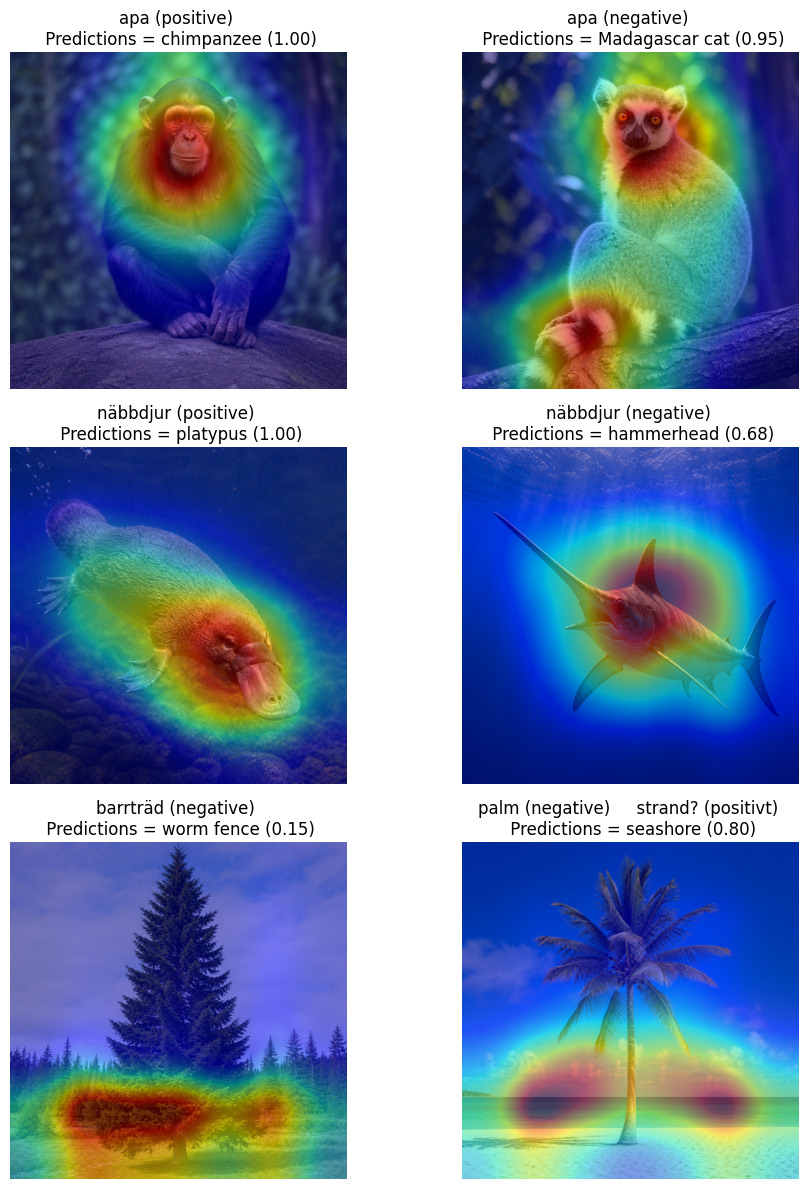
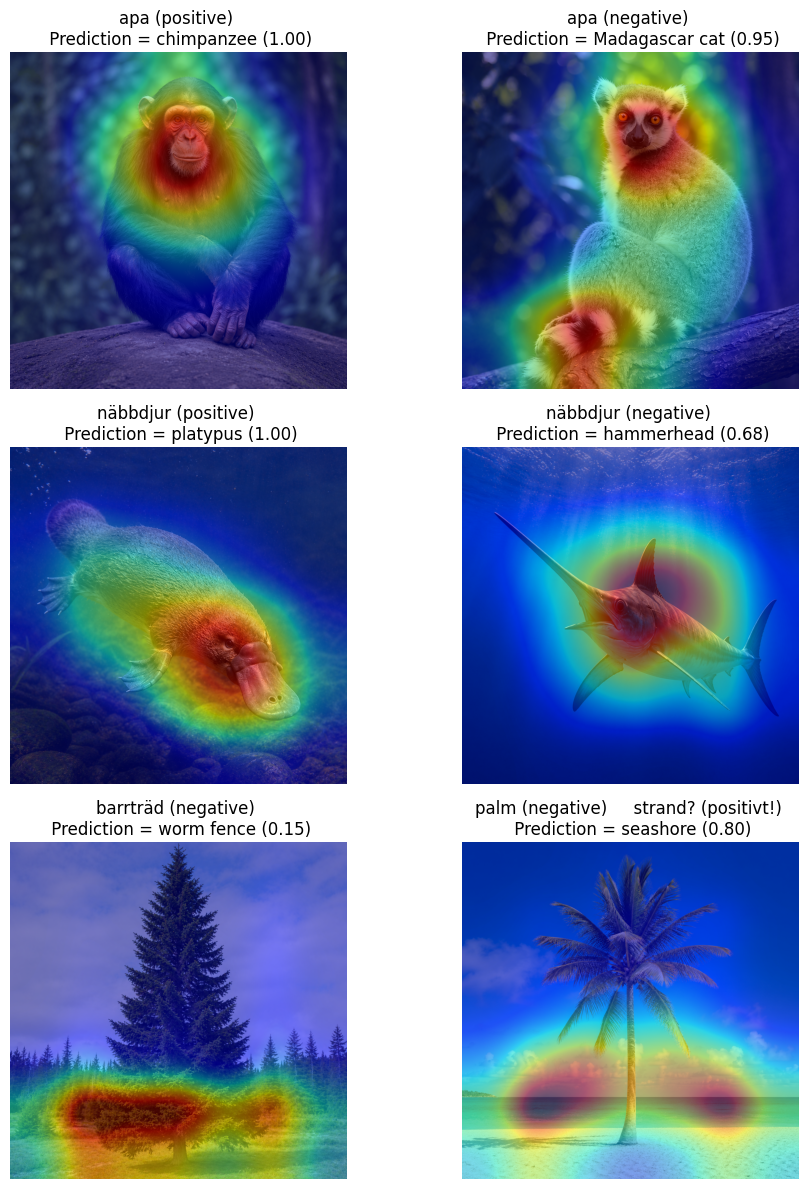
The notebook cell's code change between the first figure and the second:
--- before
+++ after
@@ -7,5 +7,5 @@
 
     ("Barr_tred.png", "barrträd", "negative"),
-    ("palm.png", "palm", "negative)     strand? (positivt", ),
+    ("palm.png", "palm", "negative)     strand? (positivt!"),
 ]
 
@@ -22,5 +22,5 @@
     probability = torch.softmax(out, dim=1)
     predictions_index = probability.argmax(dim=1).item()
-    predictions_name_translate = idx_to_label[predictions_index]
+    predictions_name = idx_to_label[predictions_index]
     confidence = probability[0, predictions_index].item()
 
@@ -34,5 +34,5 @@
 
     ax.imshow(result)
-    ax.set_title(f"{name} ({label_type}) \n Predictions = {predictions_name_translate} ({confidence:.2f})")
+    ax.set_title(f"{name} ({label_type}) \n Prediction = {predictions_name} ({confidence:.2f})")
     ax.axis("off")
 

Commit: klar för idag små fix